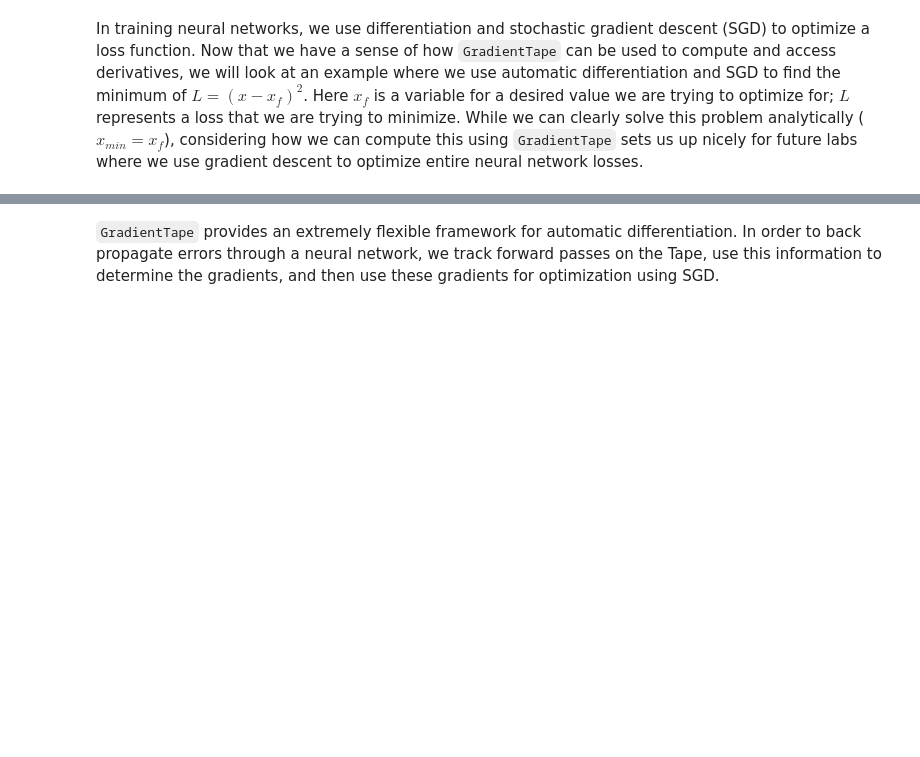
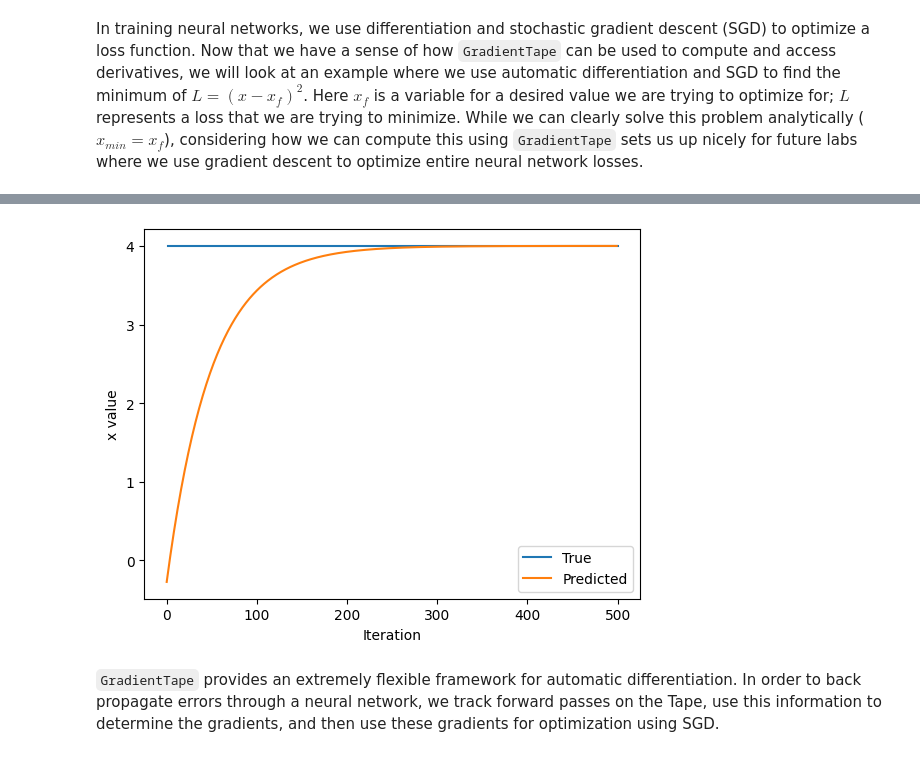
Before and after one commit to Cerion73/Coursera, a Jupyter notebook: lab1/TF_Part1_Intro.ipynb, the cells around one changed output, grey strips where cells are left out. Drawn from its saved outputs; the diff is of its cells as text; code cells hidden in the pictures; blank space fills up the shorter version.

```diff
--- a/lab1/TF_Part1_Intro.ipynb
+++ b/lab1/TF_Part1_Intro.ipynb
@@ -340,2 +392,10 @@ plt.ylabel('x value')
+# %%
+plt.plot([1, 500], [x.numpy()[0], x.numpy()[0]])
+plt.plot(history)
+plt.legend(('True', 'Predicted'))
+plt.xlabel('Iteration')
+plt.ylabel('x value');
+# %% [output]
+[figure, added]
 # %% [markdown]
 `GradientTape` provides an extremely flexible framework for automatic differentiation. In order to back propagate errors through a neural network, we track forward passes on the Tape, use this information to determine the gradients, and then use these gradients for optimization using SGD.
```
Also changed, not shown: parts of 20 cells of this notebook.
